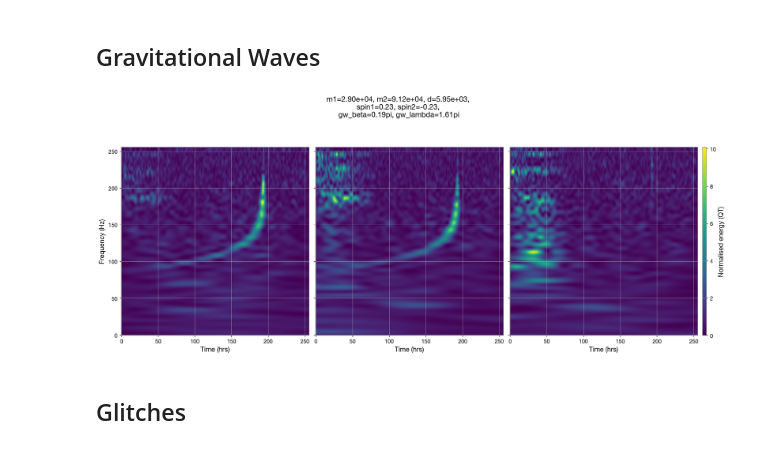
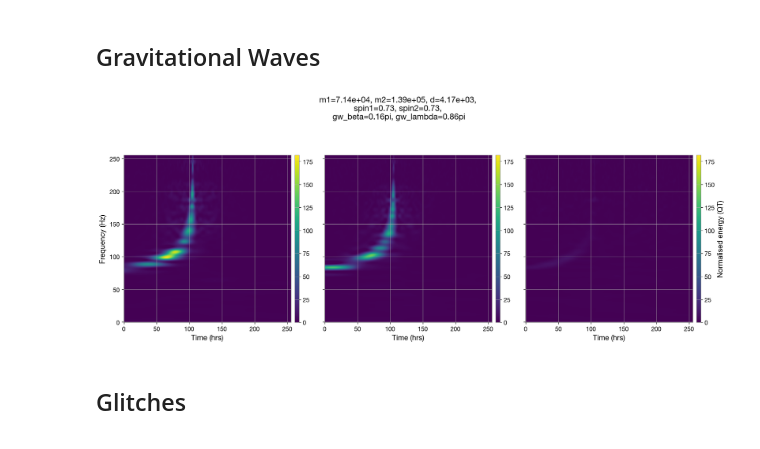
Before and after one commit to AryamannRao/LISAGlitchSignalClassifier, a Jupyter notebook: src/notebooks/image_viewer.ipynb, the cells around one changed output. Drawn from its saved outputs; the diff is of its cells as text; code cells hidden in the pictures.

```diff
--- a/src/notebooks/image_viewer.ipynb
+++ b/src/notebooks/image_viewer.ipynb
@@ -32,42 +32,44 @@ with h5py.File(gw_lm_dataset_path, "r") as h5:
     t_qscan_array = h5["t_qscan"][:]
     f_qscan_array = h5["f_qscan"][:]
 # %%
-index = 98  # Change this index to visualize different samples
+index = 60  # Change this index to visualize different samples
 m1 = m1_array[index]
 m2 = m2_array[index]
 d = d_array[index]
 spin1 = spin1_array[index]
 spin2 = spin2_array[index]
 gw_beta = gw_beta_array[index]
 gw_lambda = gw_lambda_array[index]
-QT = qt_array[index]
+QT = qt_array[index][2]
 t_qscan = t_qscan_array[index]
 f_qscan = f_qscan_array[index]
 
 QT_A = QT[:, :, 0]
 QT_E = QT[:, :, 1]
 QT_T = QT[:, :, 2]
 
-fig, axes = plt.subplots(1, 3, sharey=True, figsize=(18,8), constrained_layout=True)
+fig, axes = plt.subplots(1, 3, sharey=True, figsize=(20,8), constrained_layout=False)
 title = f'm1={m1:.2e}, m2={m2:.2e}, d={d:.2e}, \n' +\
     f'spin1={spin1:.2f}, spin2={spin2:.2f}, \n' +\
     f'gw_beta={gw_beta/np.pi:.2f}pi, gw_lambda={gw_lambda/np.pi:.2f}pi'
 fig.suptitle(title, fontsize=16)
 
 axes[0].imshow(QT_A, cmap='viridis', origin='lower')
 axes[1].imshow(QT_E, cmap='viridis', origin='lower')
 axes[2].imshow(QT_T, cmap='viridis', origin='lower')
 axes[0].set_xlabel('Time (hrs)')
 axes[1].set_xlabel('Time (hrs)')
 axes[2].set_xlabel('Time (hrs)')
 axes[0].set_ylabel('Frequency (Hz)')
 #axes[0].set_yscale('log')
 #axes[1].set_yscale('log')
 #axes[2].set_yscale('log')
-axes[2].colorbar(label='Normalised energy (QT)')
+axes[0].colorbar(clim=(0, np.max(QT_A)))
+axes[1].colorbar(clim=(0, np.max(QT_A)))
+axes[2].colorbar(label='Normalised energy (QT)', clim=(0, np.max(QT_A)))
 plt.show()
 # %% [output]
-[figure, old version]
+[figure, new version]
 # %% [markdown]
 ## Glitches
 # %%
```
Also changed, not shown: 6 other files.
